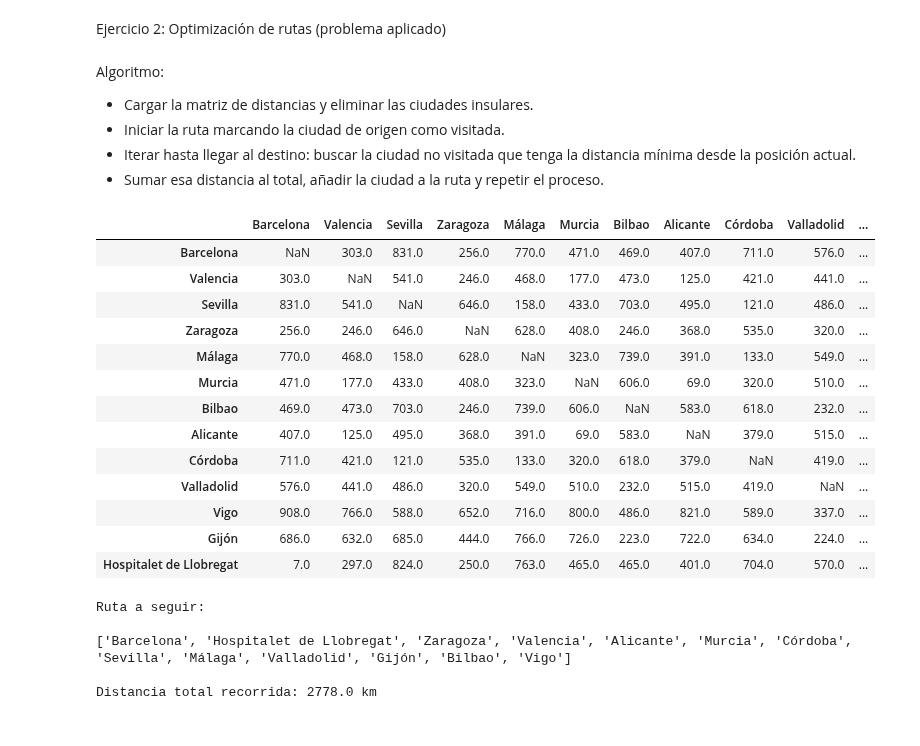
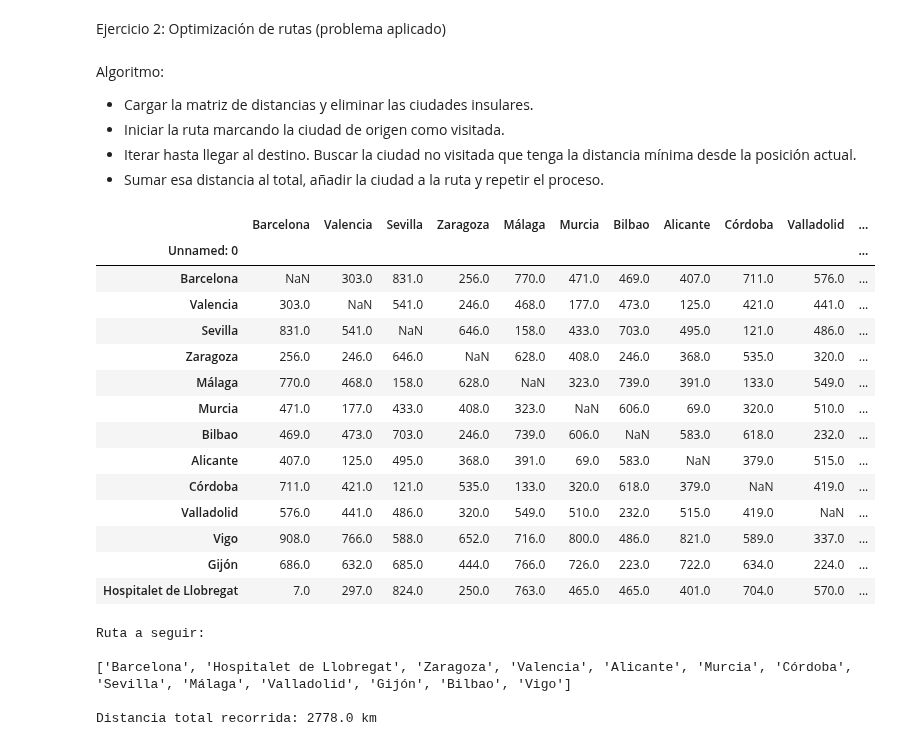
Before and after one commit to aregueiraaraujo/Data-Analytics, a Jupyter notebook: Sprint 8/Sprint_8.ipynb, the cells around one changed output. Saved outputs shown, nothing was run; the diff lists cells and outputs as text; code cells hidden in the pictures.

```diff
--- a/Sprint 8/Sprint_8.ipynb
+++ b/Sprint 8/Sprint_8.ipynb
@@ -30,7 +30,7 @@ politica = pd.read_json("/content/politica_salarial.json")
 ciudades = pd.read_csv("/content/ciutats_context.csv", encoding="cp1252")
 
 # Importación de la base de datos de las distáncias.
-distancia = pd.read_excel("/content/matriu_distancies.xlsx")
+distancias = pd.read_excel("/content/matriu_distancies.xlsx")
 # %% [markdown]
 Algoritmo:
 - Imprimir una muestra aleatoria del DataFrame;
@@ -921,55 +891,60 @@ Ejercicio 2: Optimización de rutas (problema aplicado)
 Algoritmo:
 - Cargar la matriz de distancias y eliminar las ciudades insulares.
 - Iniciar la ruta marcando la ciudad de origen como visitada.
-- Iterar hasta llegar al destino: buscar la ciudad no visitada que tenga la distancia mínima desde la posición actual.
+- Iterar hasta llegar al destino. Buscar la ciudad no visitada que tenga la distancia mínima desde la posición actual.
 - Sumar esa distancia al total, añadir la ciudad a la ruta y repetir el proceso.
 # %%
-def preparar_matriz(archivo):
+def preparar_matriz(df):
 
-    df_distancias = pd.read_excel(archivo, index_col=0)
+    df_distancias = df.copy()
+    if 'Unnamed: 0' in df_distancias.columns:
+        df_distancias = df_distancias.set_index('Unnamed: 0')
+
+    df_distancias.index = df_distancias.index.astype(str).str.strip()
+    df_distancias.columns = df_distancias.columns.astype(str).str.strip()
 
     ciudades_a_eliminar = ["Las Palmas de Gran Canaria", "Palma"]
     df_distancias = df_distancias.drop(index=ciudades_a_eliminar, columns=ciudades_a_eliminar, errors="ignore")
 
     return df_distancias
 
 def calcular_ruta(origen, destino, df_distancias):
 
     display(df_distancias)
     ruta = [origen]
     distancia_total = 0
     ciudad_actual = origen
     visitadas = [origen]
 
     while ciudad_actual != destino:
 
-        opciones = df_distancias.loc[ciudad_actual].drop(index=visitadas)
-        siguiente_ciudad = opciones.idxmin()
-        distancia = opciones.min()
-        distancia_total += distancia
-        ruta.append(siguiente_ciudad)
-        visitadas.append(siguiente_ciudad)
-        ciudad_actual = siguiente_ciudad
+      opciones = df_distancias.loc[ciudad_actual].drop(index=visitadas)
+      siguiente_ciudad = opciones.idxmin()
+      distancia = opciones.min()
+      distancia_total += distancia
+      ruta.append(siguiente_ciudad)
+      visitadas.append(siguiente_ciudad)
+      ciudad_actual = siguiente_ciudad
 
     return ruta, distancia_total
 
-def main_rutas():
+def main_rutas(df):
 
-    archivo_matriz = "matriu_distancies.xlsx"
-    df_matriz = preparar_matriz(archivo_matriz)
+    df_matriz = preparar_matriz(df)
 
     ciudad_origen = "Barcelona"
     ciudad_destino = "Vigo"
 
     ruta_optimizada, kilometros_totales = calcular_ruta(ciudad_origen, ciudad_destino, df_matriz)
 
     print("\nRuta a seguir:\n")
     print(ruta_optimizada)
     print("\nDistancia total recorrida:", kilometros_totales, "km")
 
-main_rutas()
+main_rutas(distancias)
 # %% [output]
 |  | Barcelona | Valencia | Sevilla | Zaragoza | Málaga | Murcia | Bilbao | Alicante | Córdoba | Valladolid | ... |
+| Unnamed: 0 |  |  |  |  |  |  |  |  |  |  | ... |
 | Barcelona | NaN | 303.0 | 831.0 | 256.0 | 770.0 | 471.0 | 469.0 | 407.0 | 711.0 | 576.0 | ... |
 | Valencia | 303.0 | NaN | 541.0 | 246.0 | 468.0 | 177.0 | 473.0 | 125.0 | 421.0 | 441.0 | ... |
 | Sevilla | 831.0 | 541.0 | NaN | 646.0 | 158.0 | 433.0 | 703.0 | 495.0 | 121.0 | 486.0 | ... |
```
Also changed, not shown: parts of 7 cells of this notebook.
